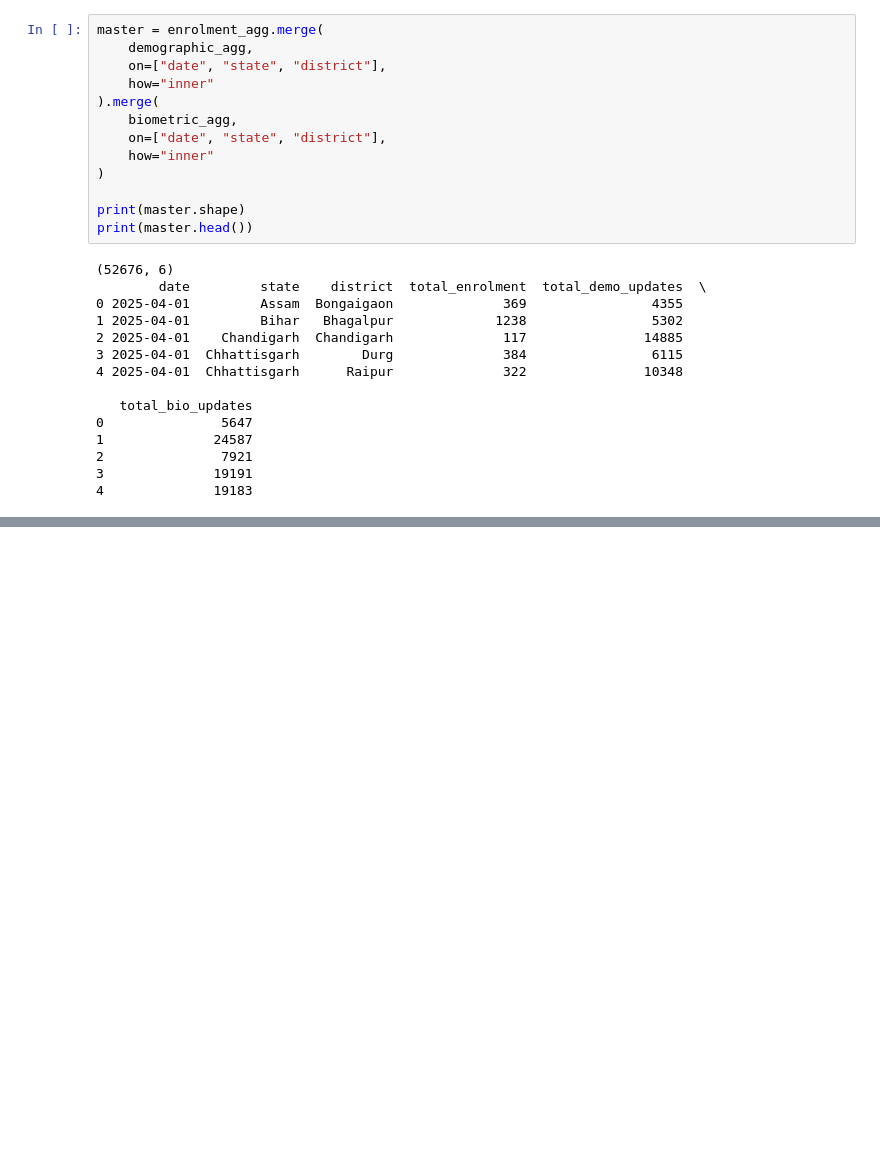
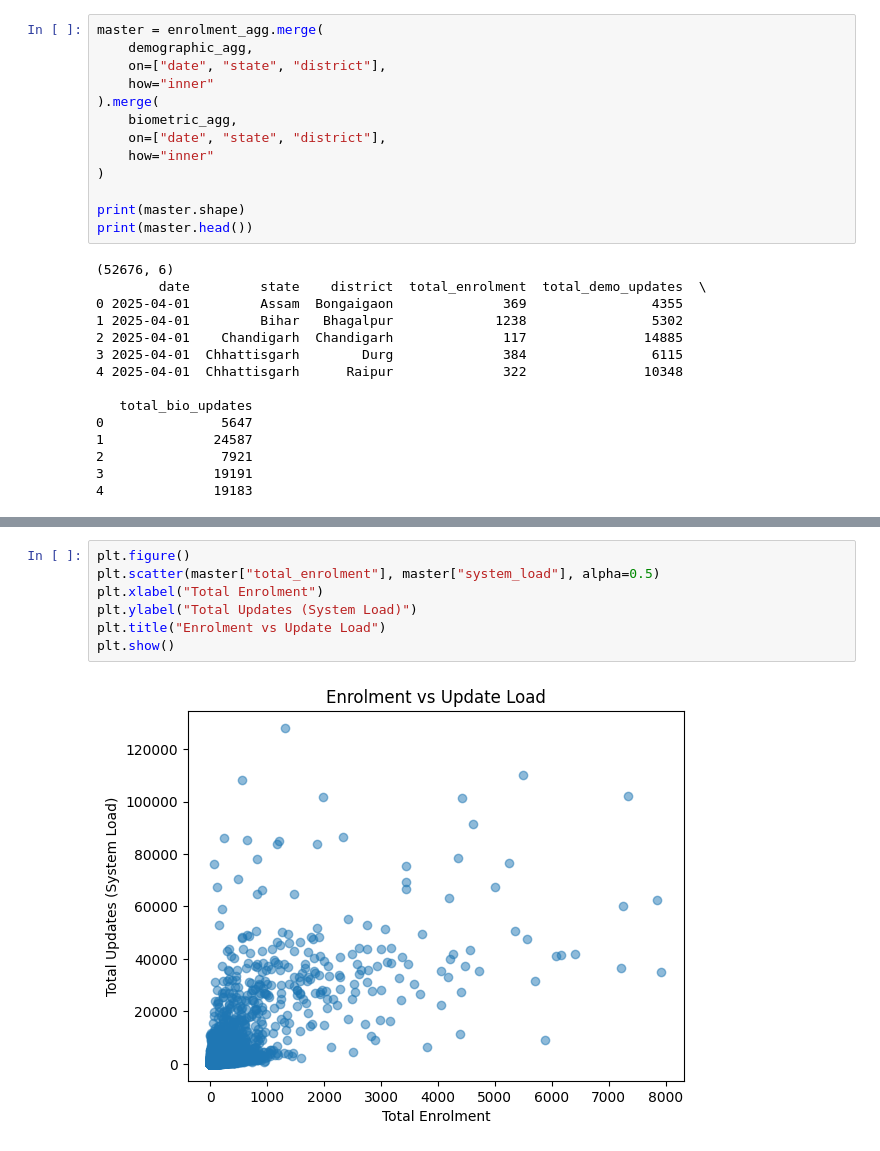
Before and after one commit to Prajusha2004/aadhar, a Jupyter notebook: analysis/indicators.ipynb, the cells around one changed output, grey strips where cells are left out. Saved outputs shown, nothing was run; the diff lists cells and outputs as text; blank space fills up the shorter version.

```diff
--- a/analysis/indicators.ipynb
+++ b/analysis/indicators.ipynb
@@ -340,0 +402,9 @@ print(master.head())
+# %%
+plt.figure()
+plt.scatter(master["total_enrolment"], master["system_load"], alpha=0.5)
+plt.xlabel("Total Enrolment")
+plt.ylabel("Total Updates (System Load)")
+plt.title("Enrolment vs Update Load")
+plt.show()
+# %% [output]
+[figure, added]
```
Also changed, not shown: parts of 23 cells of this notebook, 11 other files.
